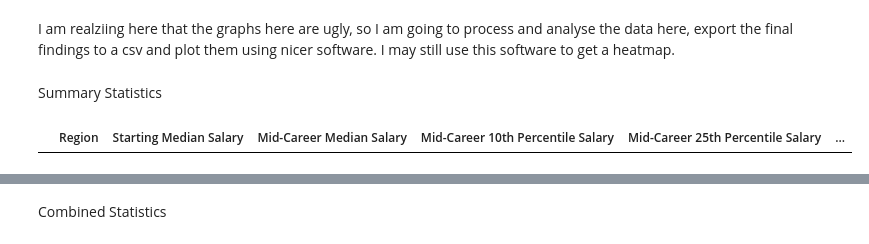
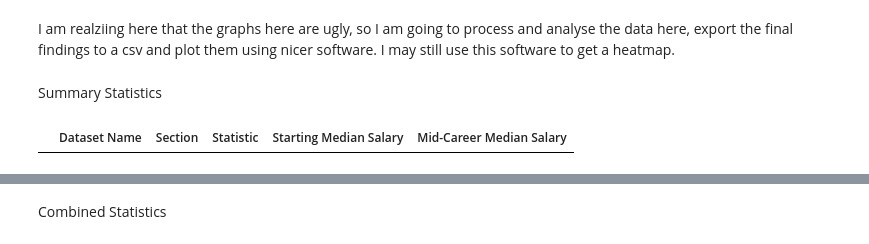
Before and after one commit to Immersor-git/CECS_450_Fall2023_Sem_Project, a Jupyter notebook: Salary By Region/bonnieWIP.ipynb, the cells around one changed output, grey strips where cells are left out. Saved outputs shown, nothing was run; the diff lists cells and outputs as text; code cells hidden in the pictures.

```diff
--- a/Salary By Region/bonnieWIP.ipynb
+++ b/Salary By Region/bonnieWIP.ipynb
@@ -180,9 +180,8 @@ I am realziing here that the graphs here are ugly, so I am going to process and
 Summary Statistics
 # %%
 #Create a summary statistics DF
-
-summary_df = pd.DataFrame(columns=df.columns)
-summary_df = summary_df.drop("School Name", axis=1)
-summary_df.head()
+summaryColumns = ['Dataset Name','Section','Statistic','Starting Median Salary','Mid-Career Median Salary']
+summary_df = pd.DataFrame(columns=summaryColumns)
+summary_df
 # %% [output]
-|  | Region | Starting Median Salary | Mid-Career Median Salary | Mid-Career 10th Percentile Salary | Mid-Career 25th Percentile Salary | ... |
+|  | Dataset Name | Section | Statistic | Starting Median Salary | Mid-Career Median Salary |
```
Also changed, not shown: parts of 10 cells of this notebook.
